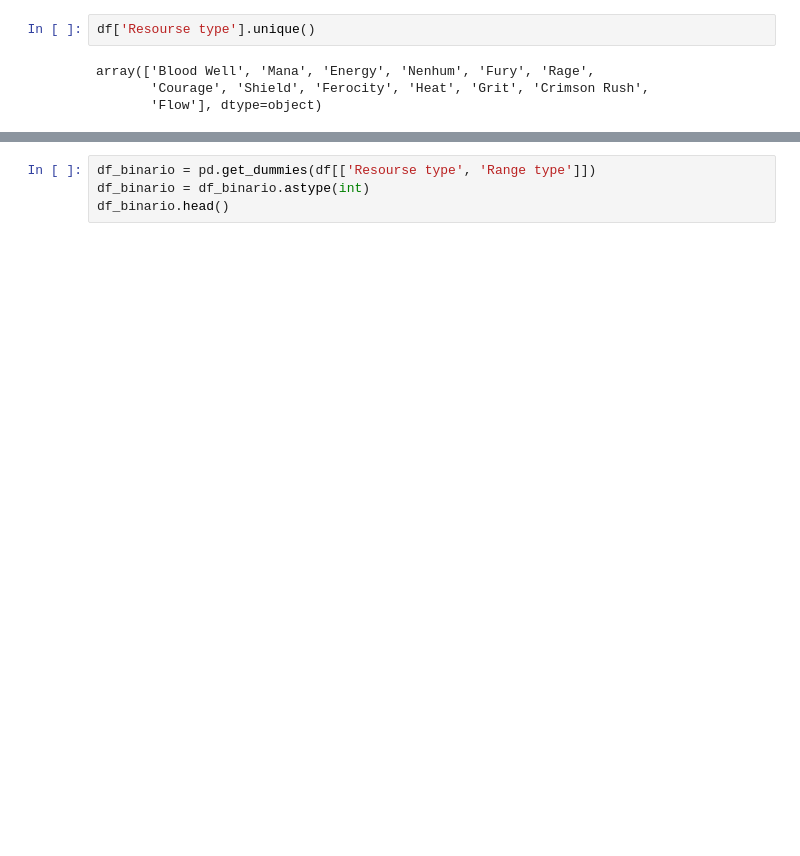
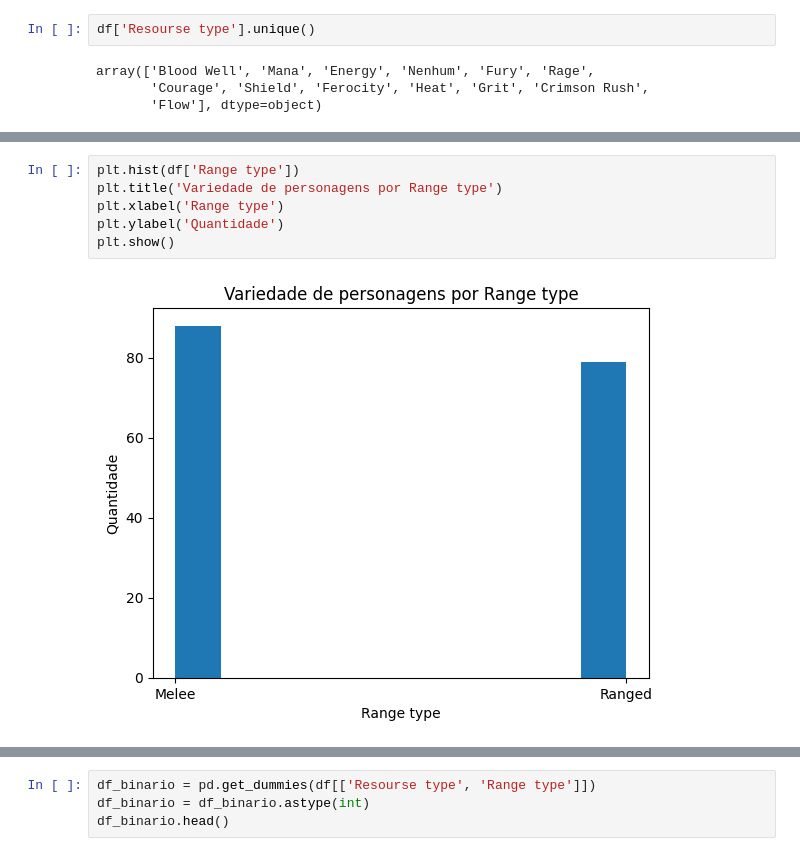
Before and after one commit to MatheusJosePereira/League-of-Legends-Similaridade-Cosseno, a Jupyter notebook: SimilaridadeCos_LeagueOfLegends_MatheusJose.ipynb, the cells around one changed output, grey strips where cells are left out. Saved outputs shown, nothing was run; the diff lists cells and outputs as text; blank space fills up the shorter version.

```diff
--- a/SimilaridadeCos_LeagueOfLegends_MatheusJose.ipynb
+++ b/SimilaridadeCos_LeagueOfLegends_MatheusJose.ipynb
@@ -111 +138,9 @@ array(['Blood Well', 'Mana', 'Energy', 'Nenhum', 'Fury', 'Rage',
+# %%
+plt.hist(df['Range type'])
+plt.title('Variedade de personagens por Range type')
+plt.xlabel('Range type')
+plt.ylabel('Quantidade')
+plt.show()
+# %% [output]
+[figure, added]
 # %% [markdown]
```
Also changed, not shown: parts of 23 cells of this notebook.
